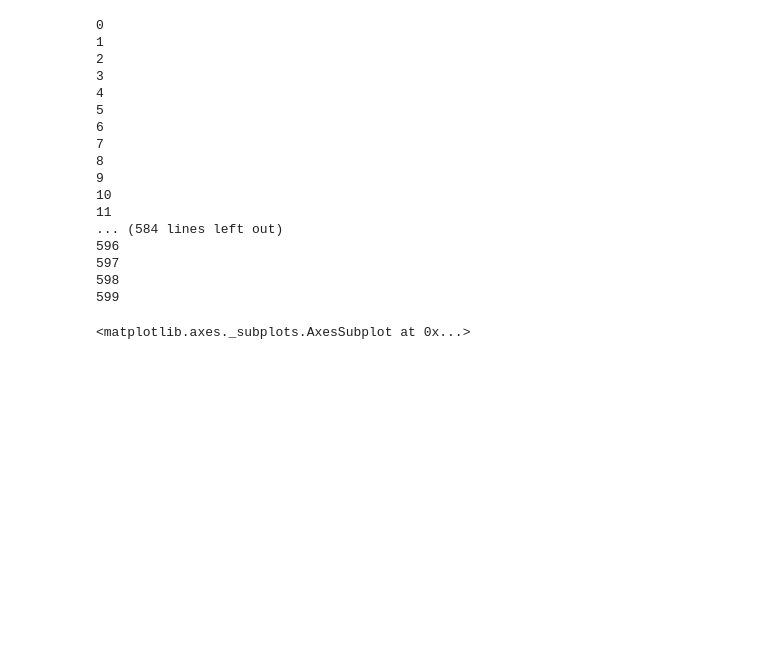
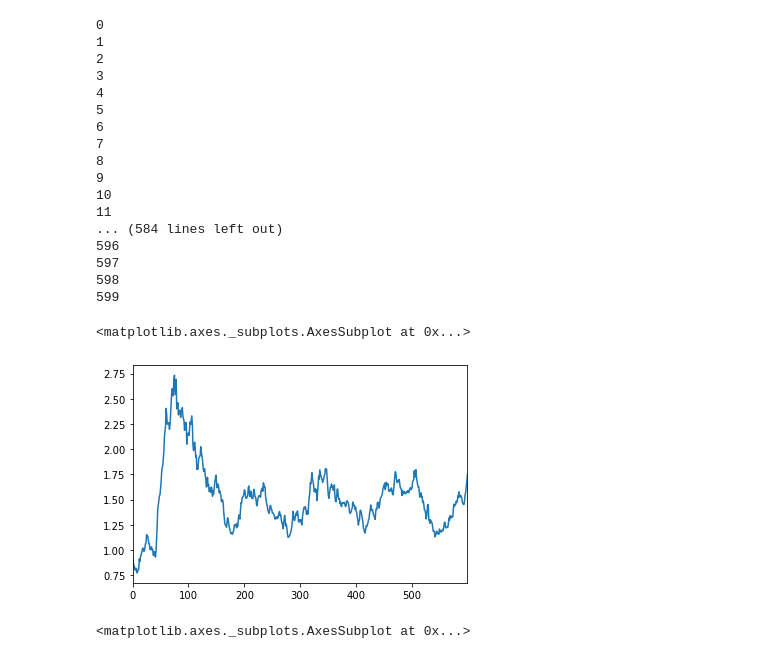
Before and after one commit to VoidFly/JKQ, a Jupyter notebook: research.ipynb, the cells around one changed output. Cells and saved outputs as stored; diff of their text form; code cells hidden in the pictures; blank space fills up the shorter version.

```diff
--- a/research.ipynb
+++ b/research.ipynb
@@ -177,6 +179,12 @@ y_trains = []
 for i in range(600):
     X_trains.append(np.asarray([moms[-(1000-i)],vols[-(1000-i)],max52s[-(1000-i)],min52s[-(1000-i)],ccis[-(1000-i)],Ks[-(1000-i)],Ds[-(1000-i)],Js[-(1000-i)],rsis[-(1000-i)],trixs[-(1000-i)],willrs[-(1000-i)],macds[-(1000-i)],natrs[-(1000-i)]]).T)
     y_trains.append(rts[-(1000-i)])
+# %%
+X_trainbt = []
+y_trainbt = []
+for i in range(0,600,5):
+    X_trainbt.append(np.asarray([moms[-(1000-i)],vols[-(1000-i)],max52s[-(1000-i)],min52s[-(1000-i)],ccis[-(1000-i)],Ks[-(1000-i)],Ds[-(1000-i)],Js[-(1000-i)],rsis[-(1000-i)],trixs[-(1000-i)],willrs[-(1000-i)],macds[-(1000-i)],natrs[-(1000-i)]]).T)
+    y_trainbt.append(rts[-(1000-i)])
 # %%
 X_tests = []
 y_tests = []
@@ -228,6 +241,20 @@ for col in factors.columns:
     tail.extend(factors[col].nsmallest(n).index.tolist())
 head=list(set(head))
 tail=list(set(tail))
+# %%
+profits = []
+for i,x in enumerate(zip(X_trains,y_trains)):
+    X_test,y_test = x[0],x[1]
+    pred = pd.Series(model.predict(X_test).flatten())
+    head = pred.nlargest(10).index.tolist()
+    tail = pred.nsmallest(10).index.tolist()
+    profit = y_test[head].mean() - y_test[tail].mean()
+    profits.append(profit)
+# %%
+pd.Series(np.asarray(profits)+1).cumprod().plot()
+# %% [output]
+<matplotlib.axes._subplots.AxesSubplot at 0x...>
+[figure, added]
 # %%
 profits = []
 for i,x in enumerate(zip(X_tests,y_tests)):
```
Also changed, not shown: parts of 3 cells of this notebook.
